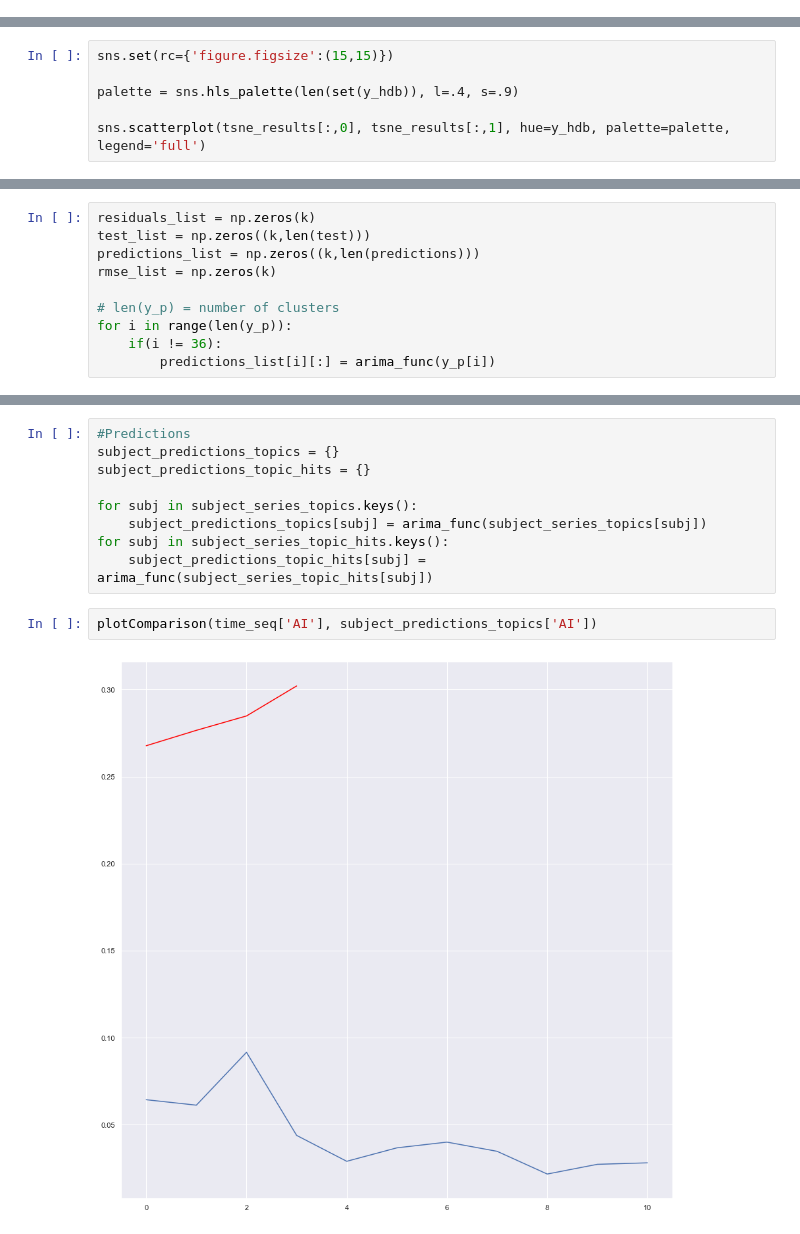
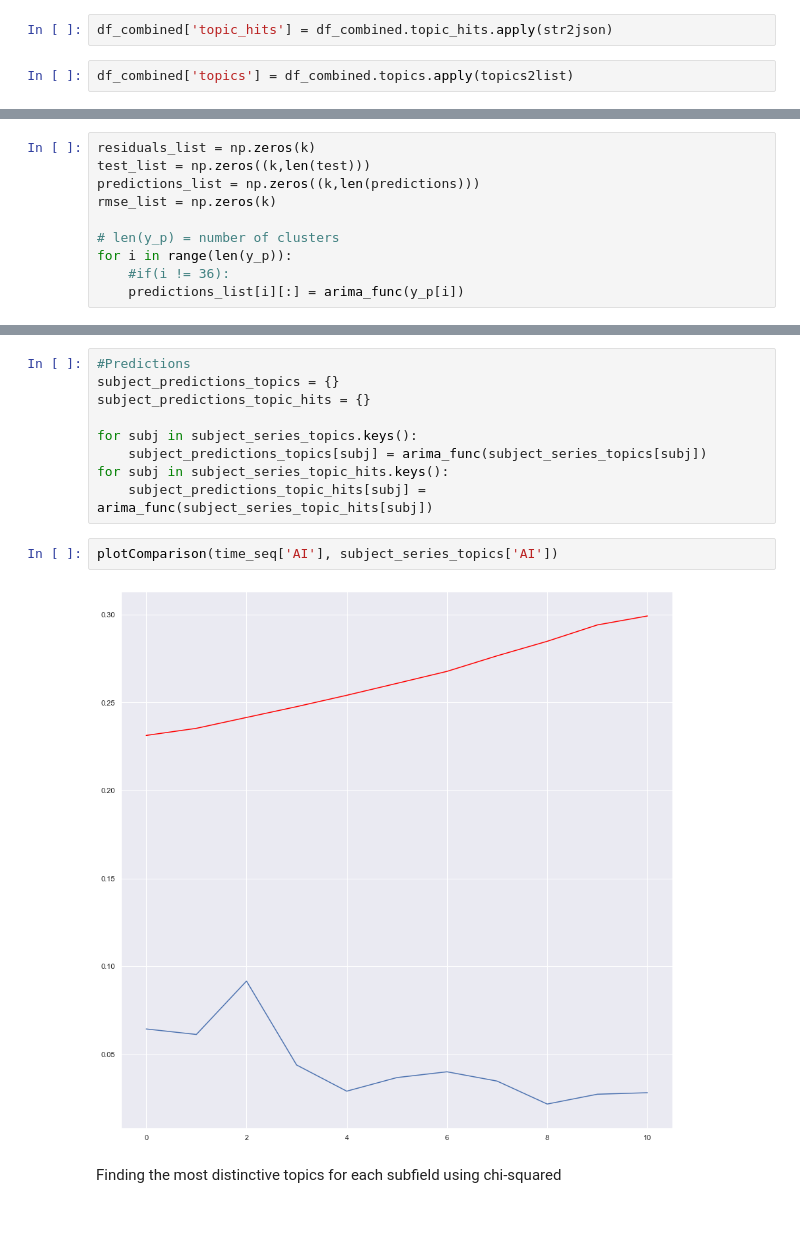
Before and after one commit to mijovicmia/4YP, a Jupyter notebook: ht1.ipynb, the cells around one changed output, grey strips where cells are left out. Cells and saved outputs as stored; diff of their text form.

```diff
--- a/ht1.ipynb
+++ b/ht1.ipynb
@@ -757,0 +814,4 @@ df_combined
+# %%
+df_combined['topic_hits'] = df_combined.topic_hits.apply(str2json)
+# %%
+df_combined['topics'] = df_combined.topics.apply(topics2list)
@@ -946,6 +1024,0 @@ y_hdb = clusterer.fit_predict(np_vectors)
-# %%
-sns.set(rc={'figure.figsize':(15,15)})
-
-palette = sns.hls_palette(len(set(y_hdb)), l=.4, s=.9)
-
-sns.scatterplot(tsne_results[:,0], tsne_results[:,1], hue=y_hdb, palette=palette, legend='full')
@@ -1079,7 +1139,7 @@ rmse_list = np.zeros(k)
 
 # len(y_p) = number of clusters
 for i in range(len(y_p)):
-    if(i != 36):
-        predictions_list[i][:] = arima_func(y_p[i])
+    #if(i != 36):
+    predictions_list[i][:] = arima_func(y_p[i])
 # %% [markdown]
 Find topic occurances per subfield codes
@@ -1305,6 +1458,8 @@ for subj in subject_series_topics.keys():
 for subj in subject_series_topic_hits.keys():
     subject_predictions_topic_hits[subj] = arima_func(subject_series_topic_hits[subj])
 # %%
-plotComparison(time_seq['AI'], subject_predictions_topics['AI'])
+plotComparison(time_seq['AI'], subject_series_topics['AI'])
 # %% [output]
-[figure, old version]
+[figure, new version]
+# %% [markdown]
+Finding the most distinctive topics for each subfield using chi-squared
```
Also changed, not shown: parts of 55 cells of this notebook.
